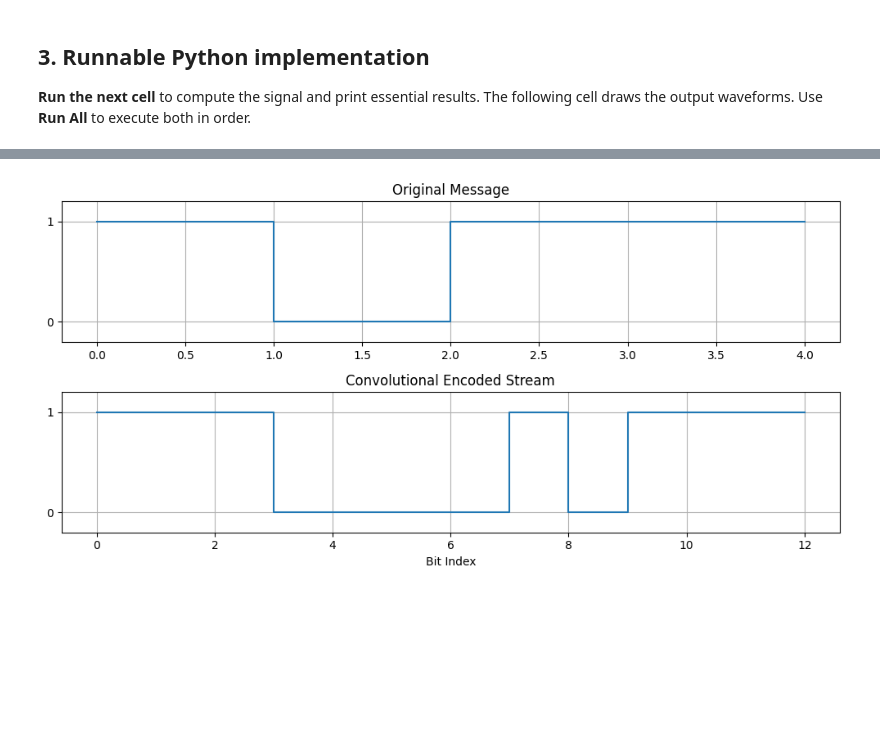
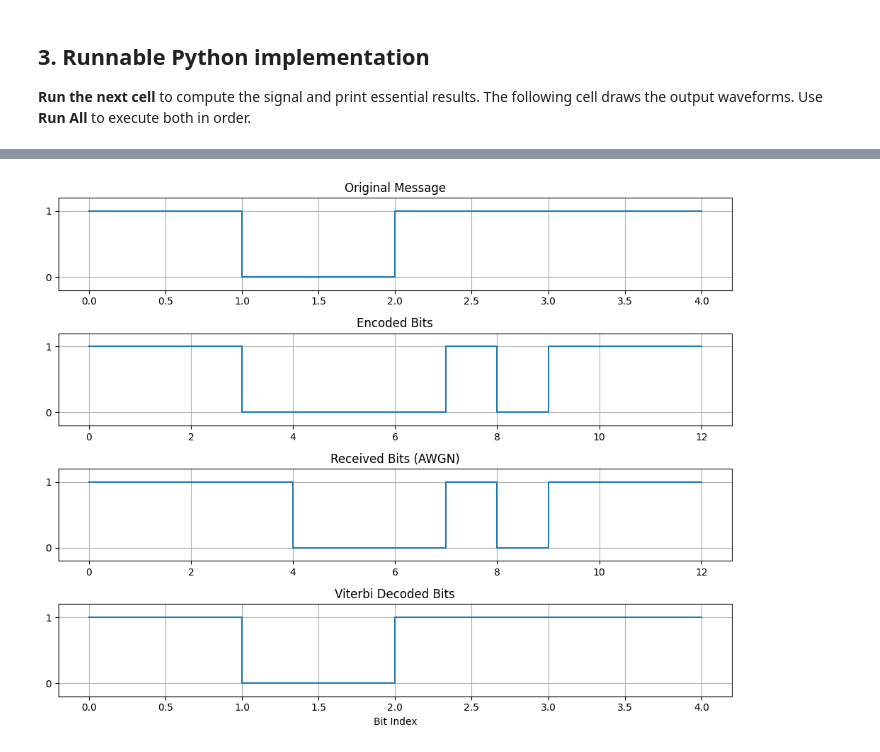
Before and after one commit to SajjadHossainSoykot/ICT-4206-Telecommunication-Laboratory, a Jupyter notebook: Python/Exp12_ConvolutionalCodes.ipynb, the cells around one changed output, grey strips where cells are left out. Cells and saved outputs as stored; diff of their text form; code cells hidden in the pictures; blank space fills up the shorter version.

Commit message:
feat: add Viterbi decoding and AWGN noise simulation to convolutional codes experiment

```diff
--- a/Python/Exp12_ConvolutionalCodes.ipynb
+++ b/Python/Exp12_ConvolutionalCodes.ipynb
@@ -59,47 +321,83 @@ Serialized encoded bits: **`111000010111`** (12 bits, including termination).
 **Run the next cell** to compute the signal and print essential results. The following cell draws the output waveforms. Use **Run All** to execute both in order.
 # %%
 
-"""Experiment 12: (2,1,2) Convolutional Encoder."""
+"""Experiment 12: Convolutional Coding, Viterbi Decoding and SNR."""
+import numpy as np
 import matplotlib.pyplot as plt
 
-# 1. Original Message and Two Terminating Zeros
+# 1. Convolutional Encoding (2,1,2)
 message = [1, 0, 1, 1]
-input_bits = message + [0, 0]
+input_bits = message + [0, 0]  # Two terminating zeros
+d1 = d2 = 0
+encoded = []
 
-# 2. Initialize Two Shift Registers
-d1 = d2 = 0
-pairs = []
+for bit in input_bits:
+    c1 = bit ^ d1 ^ d2       # Generator g1 = 111
+    c2 = bit ^ d2            # Generator g2 = 101
+    encoded += [c1, c2]
+    d2, d1 = d1, bit         # Update shift registers
 
-# 3. Convolutional Encoding using XOR
-for bit in input_bits:
-    c1 = bit ^ d1 ^ d2     # Generator g1 = 111
-    c2 = bit ^ d2          # Generator g2 = 101
-    pairs.append([c1, c2])
-    d2, d1 = d1, bit       # Shift registers
+# 2. Viterbi Decoder (Hard Decision)
+def viterbi(rx):
+    paths = {(0, 0): (0, [])}
 
-# 4. Convert Output Pairs into Serial Bit Stream
-encoded = [b for pair in pairs for b in pair]
+    for i in range(0, len(rx), 2):
+        new = {}
+        for (d1, d2), (cost, path) in paths.items():
+            for bit in [0, 1]:
+                expected = [bit ^ d1 ^ d2, bit ^ d2]
+                errors = sum(a != b for a, b in zip(expected, rx[i:i+2]))
+                state = (bit, d1)
+                candidate = (cost + errors, path + [bit])
+
+                if state not in new or candidate[0] < new[state][0]:
+                    new[state] = candidate
+        paths = new
+
+    return paths[(0, 0)][1][:-2]  # Remove two tail bits
+
+# 3. Add One Manual Bit Error
+received = encoded.copy()
+received[3] ^= 1            # Flip fourth encoded bit
+corrected = viterbi(received)
+
+# 4. Add Noise using SNR (Eb/N0)
+EbN0_dB = 2                 # Change to 0, 2, 5, 8 dB
+R = 1/2                     # Code rate
+rng = np.random.default_rng(1)
+
+symbols = 1 - 2*np.array(encoded)  # BPSK: 0 -> +1, 1 -> -1
+snr = 10**(EbN0_dB/10)
+sigma = np.sqrt(1/(2*R*snr))
+
+noisy = symbols + rng.normal(0, sigma, len(symbols))
+rx_noisy = (noisy < 0).astype(int).tolist()
+decoded_noisy = viterbi(rx_noisy)
 
 # 5. Display Results
-print("Encoder input:", input_bits)
-print("Output pairs:", ' '.join(''.join(map(str, p)) for p in pairs))
-print("Encoded stream:", ''.join(map(str, encoded)))
+print("Original Message:", message)
+print("Encoded Bits:", encoded)
+print("With One Error:", received)
+print("Viterbi Decoded:", corrected)
+print("SNR (Eb/N0):", EbN0_dB, "dB")
+print("Noisy Received:", rx_noisy)
+print("Decoded After Noise:", decoded_noisy)
 
-# 6. Plot Original and Encoded Signals
-fig, ax = plt.subplots(2, 1, figsize=(10, 5))
+# 6. Plot Waveforms
+fig, ax = plt.subplots(4, 1, figsize=(10, 8))
 
-ax[0].step(range(len(message)+1), message + [message[-1]], where='post')
-ax[0].set_title("Original Message")
+signals = [message, encoded, rx_noisy, decoded_noisy]
+titles = ["Original Message", "Encoded Bits",
+          "Received Bits (AWGN)", "Viterbi Decoded Bits"]
 
-ax[1].step(range(len(encoded)+1), encoded + [encoded[-1]], where='post')
-ax[1].set_title("Convolutional Encoded Stream")
-
-for a in ax:
+for a, signal, title in zip(ax, signals, titles):
+    a.step(range(len(signal)+1), signal+[signal[-1]], where='post')
+    a.set_title(title)
+    a.set_yticks([0, 1])
     a.set_ylim(-0.2, 1.2)
-    a.set_yticks([0, 1])
     a.grid(True)
 
-ax[1].set_xlabel("Bit Index")
+ax[-1].set_xlabel("Bit Index")
 plt.tight_layout()
 plt.show()
 # %% [output]
@@ -109,2 +411,2 @@ Encoded stream: 111000010111
-[figure, old version]
+[figure, new version]
 # %% [markdown]
```
Also changed, not shown: parts of 3 cells of this notebook, 3 other files.
